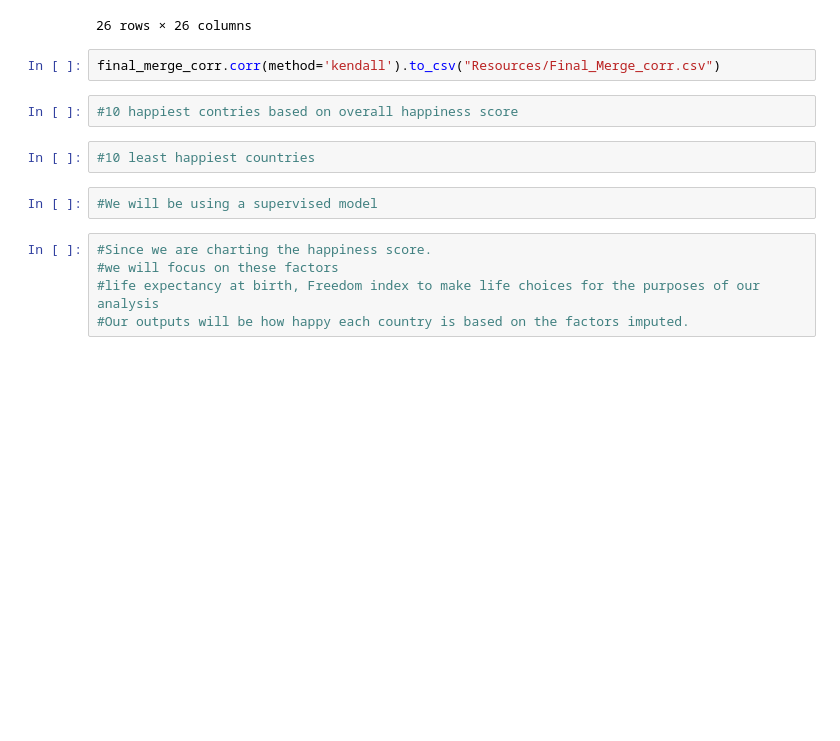
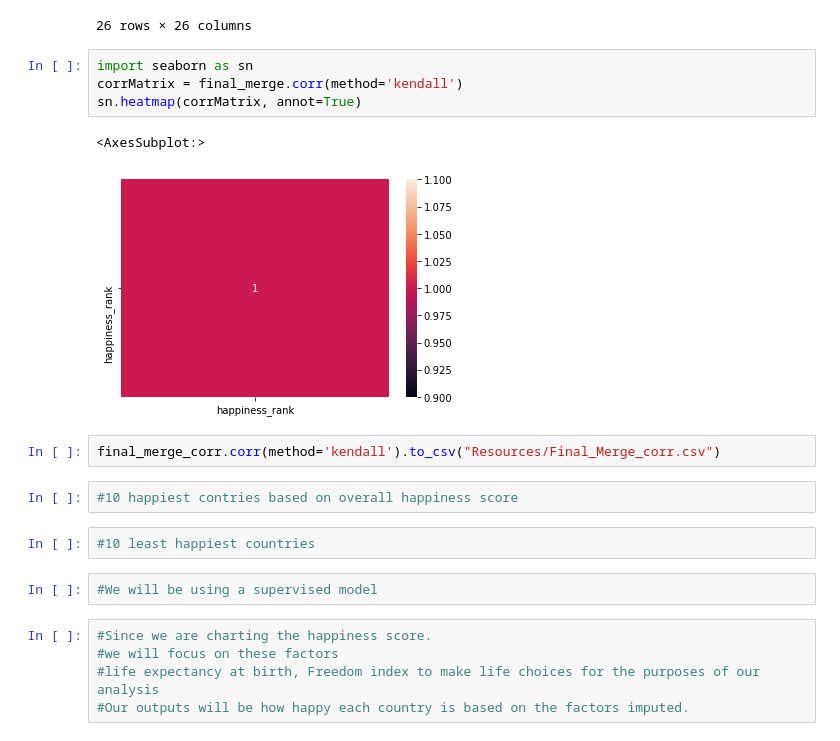
Before and after one commit to GloriaY007/Final-Group-Project-, a Jupyter notebook: Final_Project Machine_Learning.ipynb, the cells around one changed output. Cells and saved outputs as stored; diff of their text form; blank space fills up the shorter version.

```diff
--- a/Final_Project Machine_Learning.ipynb
+++ b/Final_Project Machine_Learning.ipynb
@@ -478,6 +498,13 @@ final_merge_corr.corr(method='kendall')
 | generosity | 0.090981 | -0.006678 | 0.088920 | 0.152375 | 0.055484 | 0.083826 | 0.142258 | 0.147011 | ... |
 | dystopia_residual | 0.153307 | 0.173422 | 0.063057 | 0.015450 | 0.148750 | -0.007043 | 0.102439 | 0.090989 | ... |
 26 rows × 26 columns
+# %%
+import seaborn as sn
+corrMatrix = final_merge.corr(method='kendall')
+sn.heatmap(corrMatrix, annot=True)
+# %% [output]
+<AxesSubplot:>
+[figure, added]
 # %%
 final_merge_corr.corr(method='kendall').to_csv("Resources/Final_Merge_corr.csv")
 # %%
```
Also changed, not shown: parts of 1 cell of this notebook.
